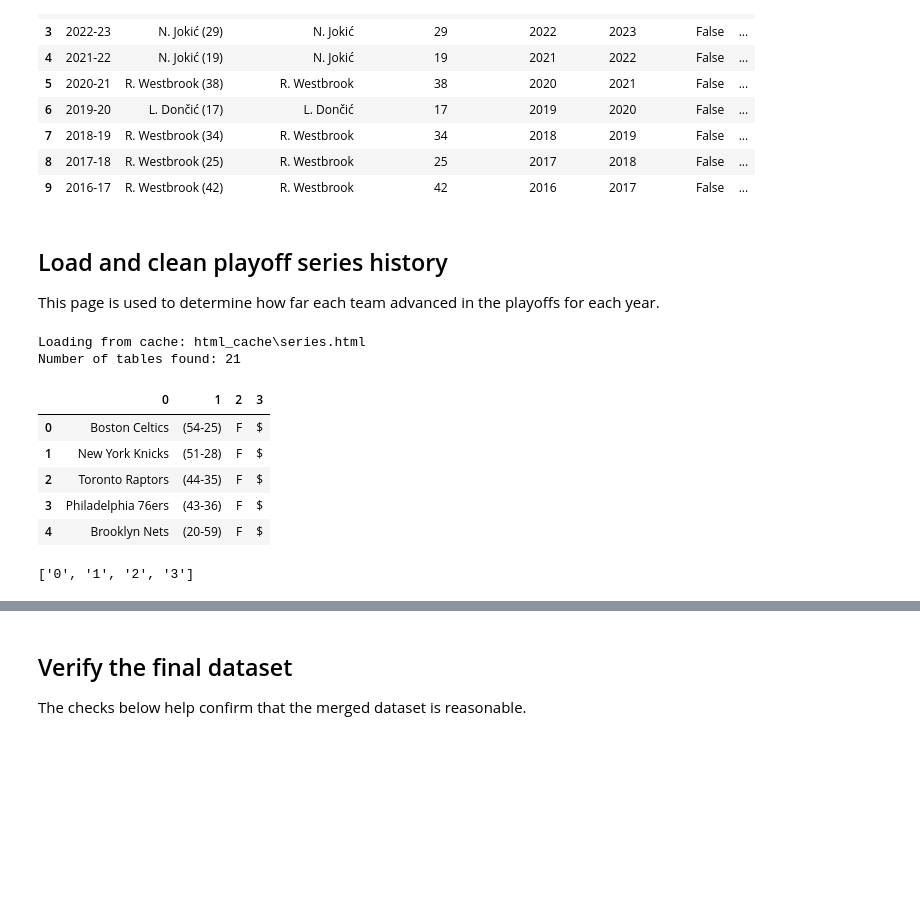
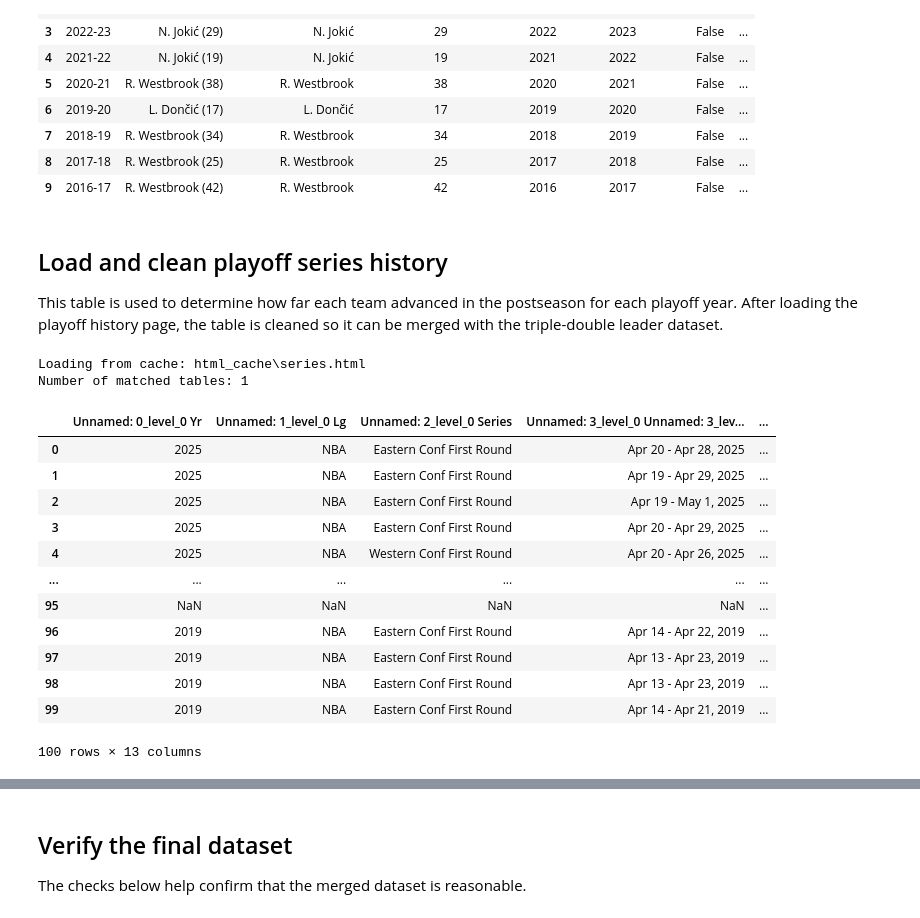
Before and after one commit to bibek1555/Data-Processing-Visualization-CPSMA-4313-01, a Jupyter notebook: Project_Create_Dataset/NBA_Triple_Double_Dataset_Project.ipynb, the cells around one changed output, grey strips where cells are left out. Cells and saved outputs as stored; diff of their text form; code cells hidden in the pictures; blank space fills up the shorter version.

```diff
--- a/Project_Create_Dataset/NBA_Triple_Double_Dataset_Project.ipynb
+++ b/Project_Create_Dataset/NBA_Triple_Double_Dataset_Project.ipynb
@@ -486,27 +479,35 @@ td_leaders.head(10)
 | 9 | 2016-17 | R. Westbrook (42) | R. Westbrook | 42 | 2016 | 2017 | False | ... |
 # %% [markdown]
 ## Load and clean playoff series history
-This page is used to determine how far each team advanced in the playoffs for each year.
+
+This table is used to determine how far each team advanced in the postseason for each playoff year. After loading the playoff history page, the table is cleaned so it can be merged with the triple-double leader dataset.
 # %%
-playoff_tables = read_html_tables(PLAYOFF_URL)
-print("Number of tables found:", len(playoff_tables))
+playoff_tables = read_html_tables(
+    PLAYOFF_URL,
+    cache_name="series.html",
+    attrs={"id": "playoffs_series"}
+)
+print("Number of matched tables:", len(playoff_tables))
 
 playoff_raw = flatten_columns(playoff_tables[0].copy())
 playoff_raw = remove_repeated_header_rows(playoff_raw)
-playoff_raw.head()
+playoff_raw.head(100)
 # %% [output]
 Loading from cache: html_cache\series.html
-Number of tables found: 21
+Number of matched tables: 1
-|  | 0 | 1 | 2 | 3 |
-| 0 | Boston Celtics | (54-25) | F | $ |
-| 1 | New York Knicks | (51-28) | F | $ |
-| 2 | Toronto Raptors | (44-35) | F | $ |
-| 3 | Philadelphia 76ers | (43-36) | F | $ |
-| 4 | Brooklyn Nets | (20-59) | F | $ |
+|  | Unnamed: 0_level_0 Yr | Unnamed: 1_level_0 Lg | Unnamed: 2_level_0 Series | Unnamed: 3_level_0 Unnamed: 3_lev... | ... |
+| 0 | 2025 | NBA | Eastern Conf First Round | Apr 20 - Apr 28, 2025 | ... |
+| 1 | 2025 | NBA | Eastern Conf First Round | Apr 19 - Apr 29, 2025 | ... |
+| 2 | 2025 | NBA | Eastern Conf First Round | Apr 19 - May 1, 2025 | ... |
+| 3 | 2025 | NBA | Eastern Conf First Round | Apr 20 - Apr 29, 2025 | ... |
+| 4 | 2025 | NBA | Western Conf First Round | Apr 20 - Apr 26, 2025 | ... |
+| ... | ... | ... | ... | ... | ... |
+| 95 | NaN | NaN | NaN | NaN | ... |
+| 96 | 2019 | NBA | Eastern Conf First Round | Apr 14 - Apr 22, 2019 | ... |
+| 97 | 2019 | NBA | Eastern Conf First Round | Apr 13 - Apr 23, 2019 | ... |
+| 98 | 2019 | NBA | Eastern Conf First Round | Apr 13 - Apr 23, 2019 | ... |
+| 99 | 2019 | NBA | Eastern Conf First Round | Apr 14 - Apr 21, 2019 | ... |
+100 rows × 13 columns
-# %%
-playoff_raw.columns.tolist()
-# %% [output]
-['0', '1', '2', '3']
 # %%
 ps = playoff_raw.copy()
 
```
Also changed, not shown: parts of 19 cells of this notebook, 1 other file.
